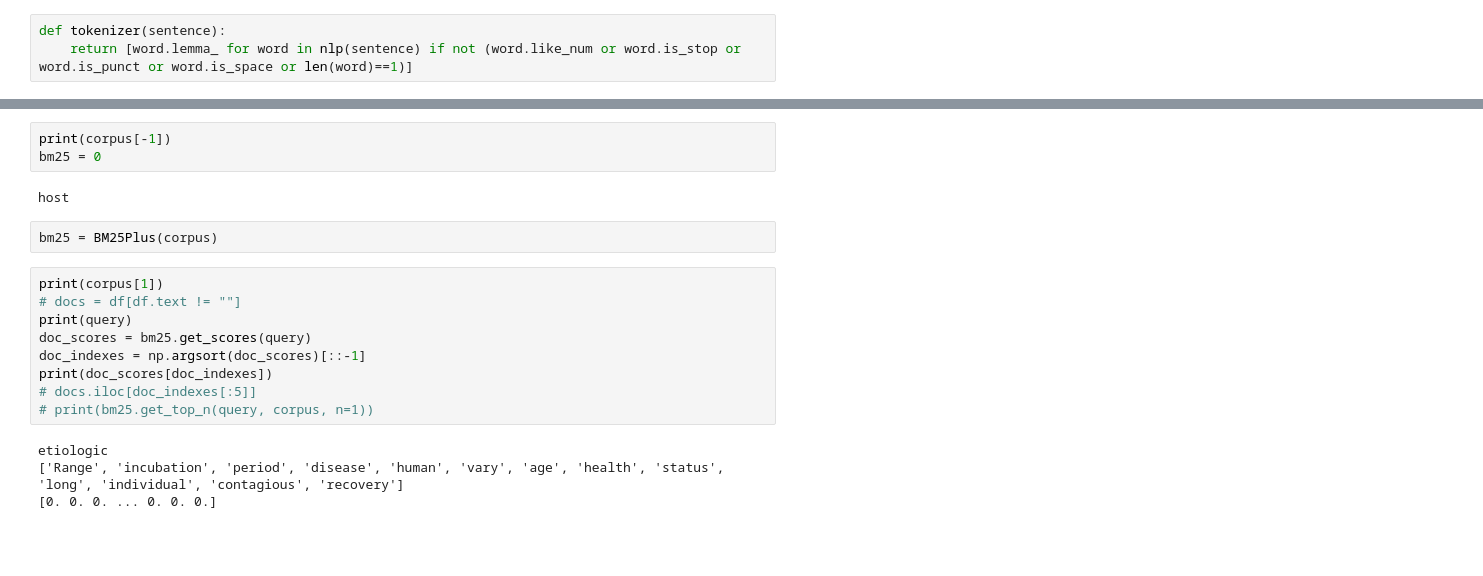
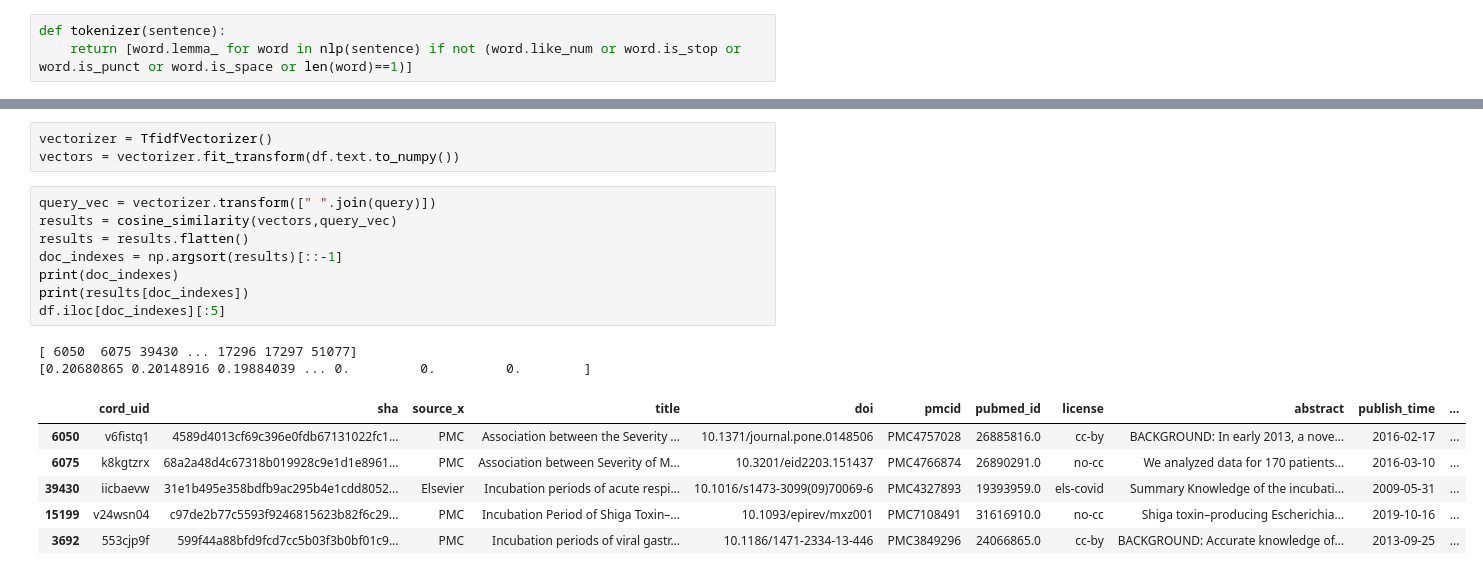
Before and after one commit to tssaini/COVID-19-challenge, a Jupyter notebook: Covid19 challenge.ipynb, the cells around one changed output, grey strips where cells are left out. Saved outputs shown, nothing was run; the diff lists cells and outputs as text; blank space fills up the shorter version.

Commit message:
tfidf working

```diff
--- a/Covid19 challenge.ipynb
+++ b/Covid19 challenge.ipynb
@@ -162,20 +101,20 @@ corpus = build_tokenize_corpus(df)
-# %%
-print(corpus[-1])
-bm25 = 0
-# %% [output]
-host
-# %%
-bm25 = BM25Plus(corpus)
-# %%
-print(corpus[1])
-# docs = df[df.text != ""]
-print(query)
-doc_scores = bm25.get_scores(query)
-doc_indexes = np.argsort(doc_scores)[::-1]
-print(doc_scores[doc_indexes])
-# docs.iloc[doc_indexes[:5]]
-# print(bm25.get_top_n(query, corpus, n=1))
-# %% [output]
-etiologic
-['Range', 'incubation', 'period', 'disease', 'human', 'vary', 'age', 'health', 'status', 'long', 'individual', 'contagious', 'recovery']
-[0. 0. 0. ... 0. 0. 0.]
+# %%
+vectorizer = TfidfVectorizer()
+vectors = vectorizer.fit_transform(df.text.to_numpy())
+# %%
+query_vec = vectorizer.transform([" ".join(query)])
+results = cosine_similarity(vectors,query_vec)
+results = results.flatten()
+doc_indexes = np.argsort(results)[::-1]
+print(doc_indexes)
+print(results[doc_indexes])
+df.iloc[doc_indexes][:5]
+# %% [output]
+[ 6050  6075 39430 ... 17296 17297 51077]
+[0.20680865 0.20148916 0.19884039 ... 0.         0.         0.        ]
+|  | cord_uid | sha | source_x | title | doi | pmcid | pubmed_id | license | abstract | publish_time | ... |
+| 6050 | v6fistq1 | 4589d4013cf69c396e0fdb67131022fc1... | PMC | Association between the Severity ... | 10.1371/journal.pone.0148506 | PMC4757028 | 26885816.0 | cc-by | BACKGROUND: In early 2013, a nove... | 2016-02-17 | ... |
+| 6075 | k8kgtzrx | 68a2a48d4c67318b019928c9e1d1e8961... | PMC | Association between Severity of M... | 10.3201/eid2203.151437 | PMC4766874 | 26890291.0 | no-cc | We analyzed data for 170 patients... | 2016-03-10 | ... |
+| 39430 | iicbaevw | 31e1b495e358bdfb9ac295b4e1cdd8052... | Elsevier | Incubation periods of acute respi... | 10.1016/s1473-3099(09)70069-6 | PMC4327893 | 19393959.0 | els-covid | Summary Knowledge of the incubati... | 2009-05-31 | ... |
+| 15199 | v24wsn04 | c97de2b77c5593f9246815623b82f6c29... | PMC | Incubation Period of Shiga Toxin–... | 10.1093/epirev/mxz001 | PMC7108491 | 31616910.0 | no-cc | Shiga toxin–producing Escherichia... | 2019-10-16 | ... |
+| 3692 | 553cjp9f | 599f44a88bfd9fcd7cc5b03f3b0bf01c9... | PMC | Incubation periods of viral gastr... | 10.1186/1471-2334-13-446 | PMC3849296 | 24066865.0 | cc-by | BACKGROUND: Accurate knowledge of... | 2013-09-25 | ... |
```
Also changed, not shown: parts of 11 cells of this notebook, 1 other file.
